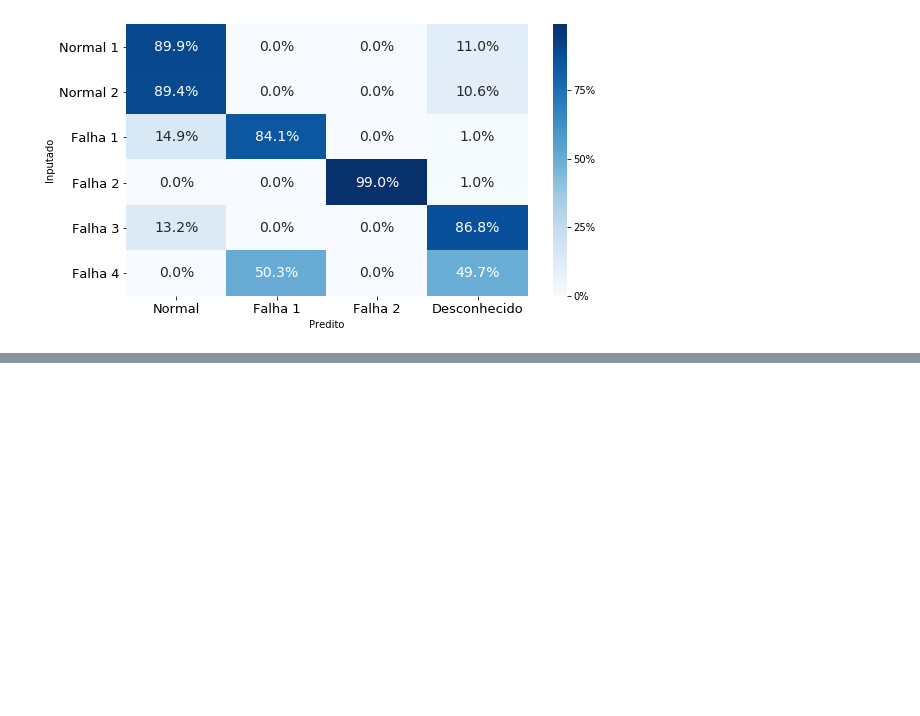
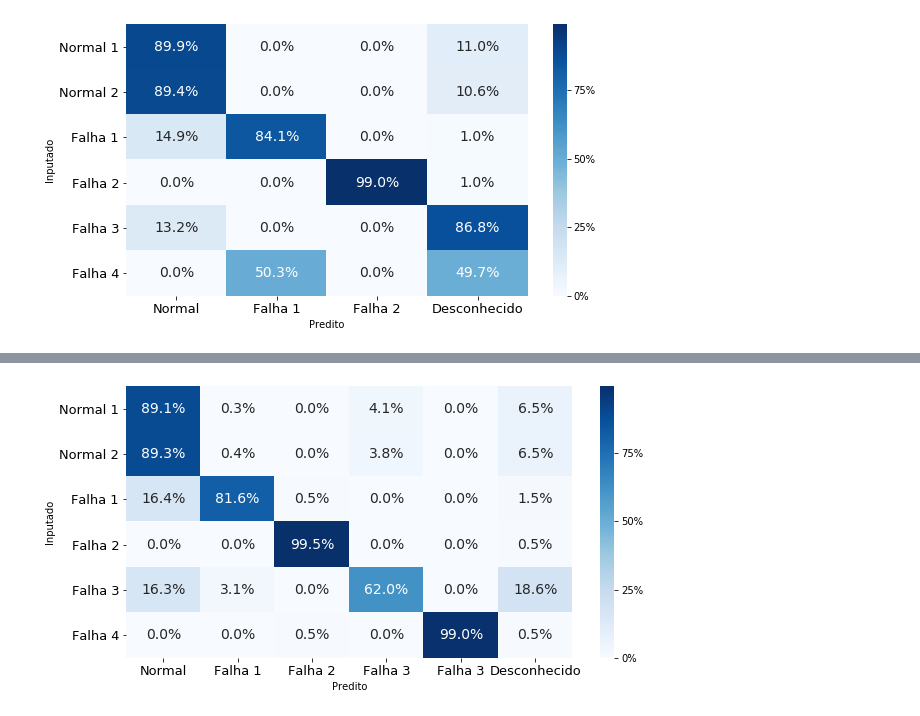
Before and after one commit to marcelomamc88/framework_evolutivo_fdi, a Jupyter notebook: charts/operation_stats.ipynb, the cells around one changed output, grey strips where cells are left out. Drawn from its saved outputs; the diff is of its cells as text; code cells hidden in the pictures; blank space fills up the shorter version.

```diff
--- a/charts/operation_stats.ipynb
+++ b/charts/operation_stats.ipynb
@@ -51,0 +79,31 @@ fig.savefig("6_operation_confusion_matriz.pdf", bbox_inches='tight')
+# %%
+data = [
+    [0.891,0.0026,0.0002,0.0408,0,0.0654],
+    [0.8926,0.0038,0.0002,0.0382,0,0.0652],
+    [0.1636,0.816,0.005,0,0,0.0154],
+    [0,0,0.995,0,0,0.005],
+    [0.1628,0.0314,0,0.6196,0,0.1862],
+    [0,0,0.005,0,0.99,0.005]
+]
+
+df = pd.DataFrame(np.array(data), index=['Normal 1', 'Normal 2', 'Falha 1', 'Falha 2', 'Falha 3', 'Falha 4'], columns=['Normal', 'Falha 1', 'Falha 2', 'Falha 3', 'Falha 3', 'Desconhecido'])
+
+fig, axs = plt.subplots(figsize=(10,5))
+cm = sns.heatmap(df, annot=True, fmt='.1%', cmap='Blues', rasterized=True, annot_kws={"fontsize":fontsize_tick})
+
+cm.set_yticklabels(cm.get_yticklabels(), rotation = 0, size=fontsize_xylabel)
+cm.set_xticklabels(cm.get_xticklabels(), rotation = 30, size=fontsize_xylabel)
+
+plt.xlabel('Predito')
+plt.ylabel('Inputado')
+
+plt.xticks(rotation=0, ha="center")
+
+colorbar = cm.collections[0].colorbar
+colorbar.set_ticks([0, .25, .5, .75, 1])
+colorbar.set_ticklabels(['0%','25%', '50%', '75%', '100%'])
+
+fig = cm.get_figure()
+fig.savefig("6_operation_confusion_matriz_round_3.pdf", bbox_inches='tight')
+# %% [output]
+[figure, added]
```
Also changed, not shown: parts of 2 cells of this notebook, 17 other files.
